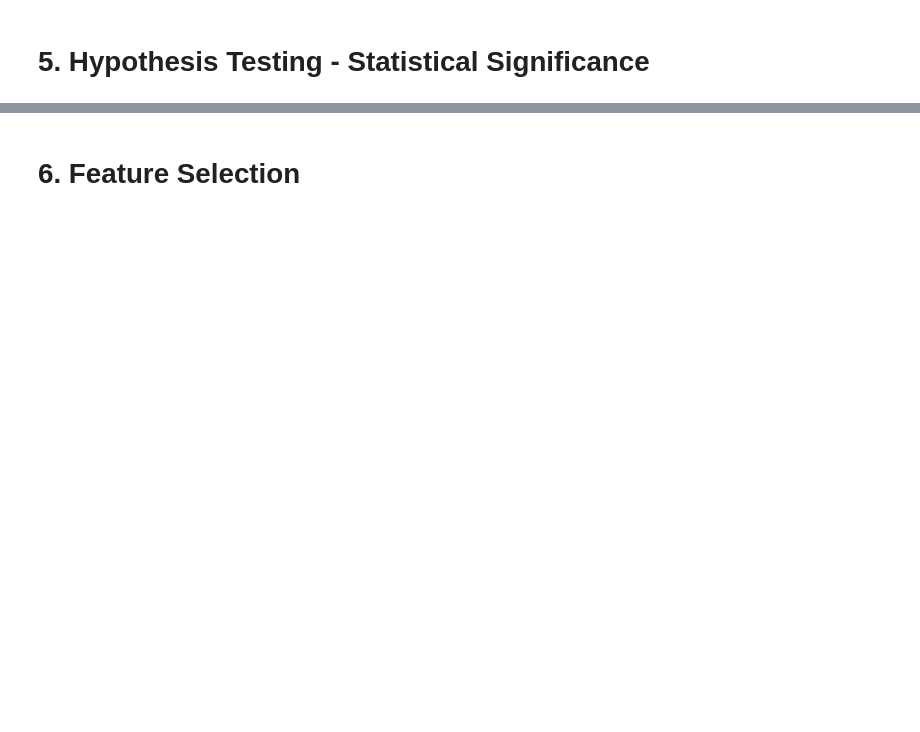
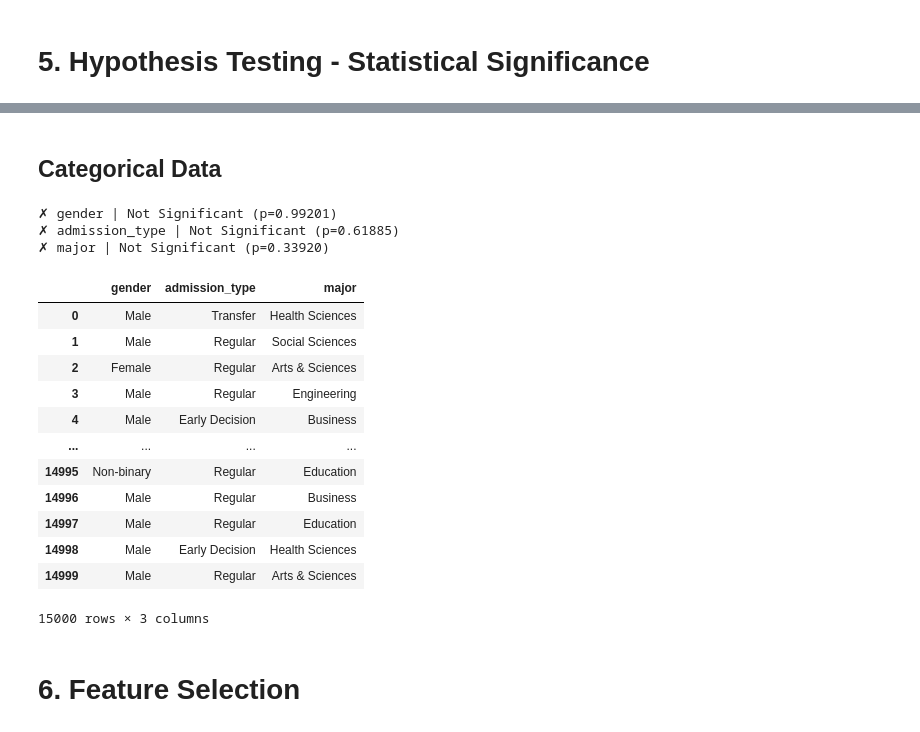
Before and after one commit to RaturiAR7/datascience_handson, a Jupyter notebook: INT_172_AnshulRaturi.ipynb, the cells around one changed output, grey strips where cells are left out. Drawn from its saved outputs; the diff is of its cells as text; code cells hidden in the pictures; blank space fills up the shorter version.

```diff
--- a/INT_172_AnshulRaturi.ipynb
+++ b/INT_172_AnshulRaturi.ipynb
@@ -432,3 +460,38 @@ Significant Features (7): ['attendance_rate', 'courses_failed', 'current_gpa', '
+# %% [markdown]
+## Categorical Data
+# %%
+from scipy.stats import chi2_contingency
+
+cat_cols = ['gender', 'admission_type', 'major']
+
+for col in cat_cols:
+    cont_table = pd.crosstab(df[col], df['dropped_out'])
+    chi2, p, _, _ = chi2_contingency(cont_table)
+
+    if p < adjusted_alpha:
+            print(f"✓ {col} | Significant (p={p:.5f})")
+    else:
+            print(f"✗ {col} | Not Significant (p={p:.5f})")
+# %% [output]
+✗ gender | Not Significant (p=0.99201)
+✗ admission_type | Not Significant (p=0.61885)
+✗ major | Not Significant (p=0.33920)
+# %%
+df[cat_cols]
+# %% [output]
+|  | gender | admission_type | major |
+| 0 | Male | Transfer | Health Sciences |
+| 1 | Male | Regular | Social Sciences |
+| 2 | Female | Regular | Arts & Sciences |
+| 3 | Male | Regular | Engineering |
+| 4 | Male | Early Decision | Business |
+| ... | ... | ... | ... |
+| 14995 | Non-binary | Regular | Education |
+| 14996 | Male | Regular | Business |
+| 14997 | Male | Regular | Education |
+| 14998 | Male | Early Decision | Health Sciences |
+| 14999 | Male | Regular | Arts & Sciences |
+15000 rows × 3 columns
 # %% [markdown]
 # 6. Feature Selection
 # %%
```
Also changed, not shown: parts of 9 cells of this notebook.
